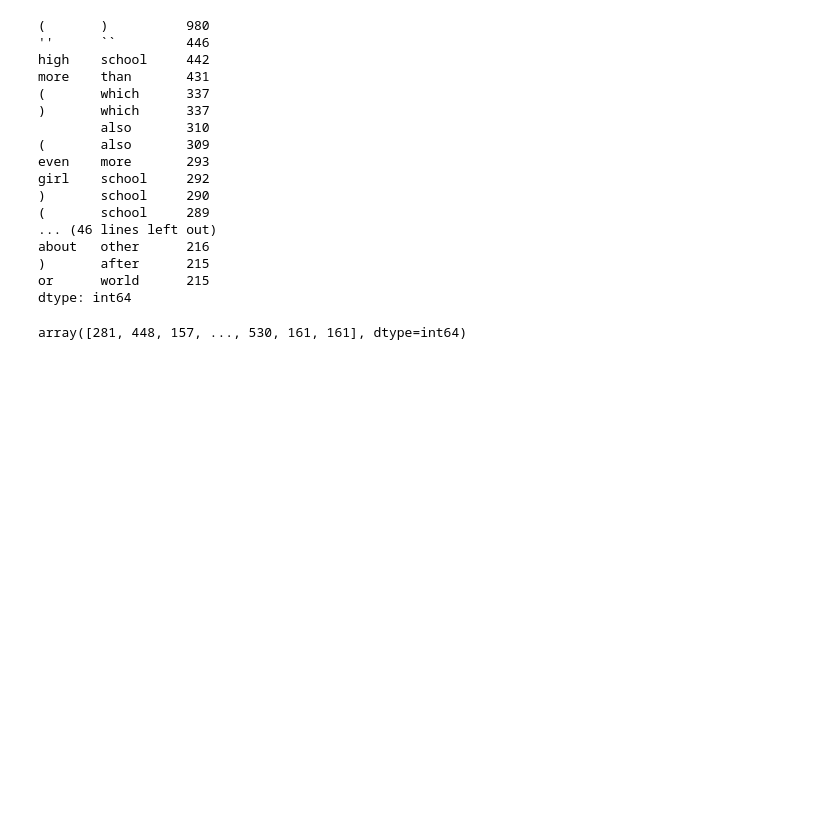
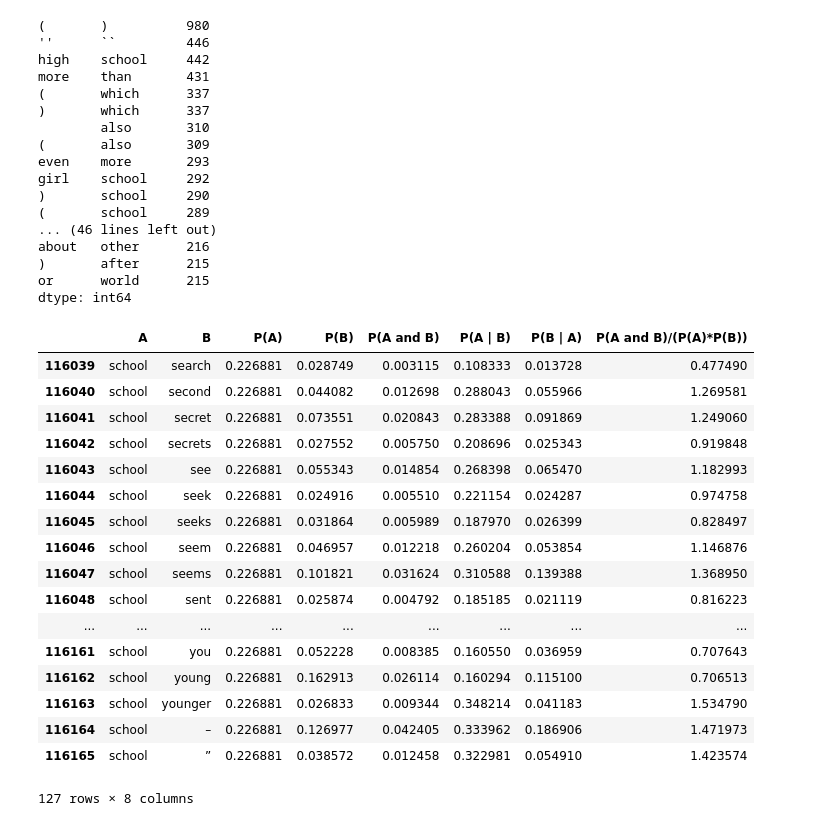
Before and after one commit to SmilingAtheist/D3-coincidence-graph, a Jupyter notebook: Data processing.ipynb, the cells around one changed output. Saved outputs shown, nothing was run; the diff lists cells and outputs as text; code cells hidden in the pictures; blank space fills up the shorter version.

```diff
--- a/Data processing.ipynb
+++ b/Data processing.ipynb
@@ -258,10 +258,35 @@ for pair, count in pair_count.items():
     word_matrix[pair[0]][pair[1]] = count
 # %%
 df_pairs = pd.DataFrame()
+# %%
+pair_index = pair_count_series.index
 # %%
-df_pairs['A'] = pair_count_series.index.map(lambda pair: pair[0])
-df_pairs['B'] =
-df_pairs['P(A)'] = pair_count_series.index.map(lambda pair: words2[pair[0]]/len(df))
-df_pairs['P(B)'] = pair_count_series.index.map(lambda pair: words2[pair[1]]/len(df))
+df_pairs['A'] = pair_index.map(lambda pair: pair[0])
+df_pairs['B'] = pair_index.map(lambda pair: pair[1])
+df_pairs['P(A and B)'] = pair_index.map(lambda pair: pair_count_series[pair]/len(df))
+df_pairs['P(A)'] = pair_index.map(lambda pair: words2[pair[0]]/len(df))
+df_pairs['P(B)'] = pair_index.map(lambda pair: words2[pair[1]]/len(df))
+df_pairs['P(A | B)'] = pair_index.map(lambda pair: pair_count_series[pair]/words2[pair[1]])
+df_pairs['P(B | A)'] =  pair_index.map(lambda pair: pair_count_series[pair]/words2[pair[0]])
+df_pairs['P(A and B)/(P(A)*P(B))'] = pair_index.map(lambda pair: len(df)*pair_count_series[pair]/(words2[pair[0]]*words2[pair[1]]))
-# %% [output]
-array([281, 448, 157, ..., 530, 161, 161], dtype=int64)
+# %%
+df_pairs[df_pairs['A'] == 'school']
+# %% [output]
+|  | A | B | P(A) | P(B) | P(A and B) | P(A | B) | P(B | A) | P(A and B)/(P(A)*P(B)) |
+| 116039 | school | search | 0.226881 | 0.028749 | 0.003115 | 0.108333 | 0.013728 | 0.477490 |
+| 116040 | school | second | 0.226881 | 0.044082 | 0.012698 | 0.288043 | 0.055966 | 1.269581 |
+| 116041 | school | secret | 0.226881 | 0.073551 | 0.020843 | 0.283388 | 0.091869 | 1.249060 |
+| 116042 | school | secrets | 0.226881 | 0.027552 | 0.005750 | 0.208696 | 0.025343 | 0.919848 |
+| 116043 | school | see | 0.226881 | 0.055343 | 0.014854 | 0.268398 | 0.065470 | 1.182993 |
+| 116044 | school | seek | 0.226881 | 0.024916 | 0.005510 | 0.221154 | 0.024287 | 0.974758 |
+| 116045 | school | seeks | 0.226881 | 0.031864 | 0.005989 | 0.187970 | 0.026399 | 0.828497 |
+| 116046 | school | seem | 0.226881 | 0.046957 | 0.012218 | 0.260204 | 0.053854 | 1.146876 |
+| 116047 | school | seems | 0.226881 | 0.101821 | 0.031624 | 0.310588 | 0.139388 | 1.368950 |
+| 116048 | school | sent | 0.226881 | 0.025874 | 0.004792 | 0.185185 | 0.021119 | 0.816223 |
+| ... | ... | ... | ... | ... | ... | ... | ... | ... |
+| 116161 | school | you | 0.226881 | 0.052228 | 0.008385 | 0.160550 | 0.036959 | 0.707643 |
+| 116162 | school | young | 0.226881 | 0.162913 | 0.026114 | 0.160294 | 0.115100 | 0.706513 |
+| 116163 | school | younger | 0.226881 | 0.026833 | 0.009344 | 0.348214 | 0.041183 | 1.534790 |
+| 116164 | school | – | 0.226881 | 0.126977 | 0.042405 | 0.333962 | 0.186906 | 1.471973 |
+| 116165 | school | ” | 0.226881 | 0.038572 | 0.012458 | 0.322981 | 0.054910 | 1.423574 |
+127 rows × 8 columns
```
Also changed, not shown: parts of 1 cell of this notebook.
